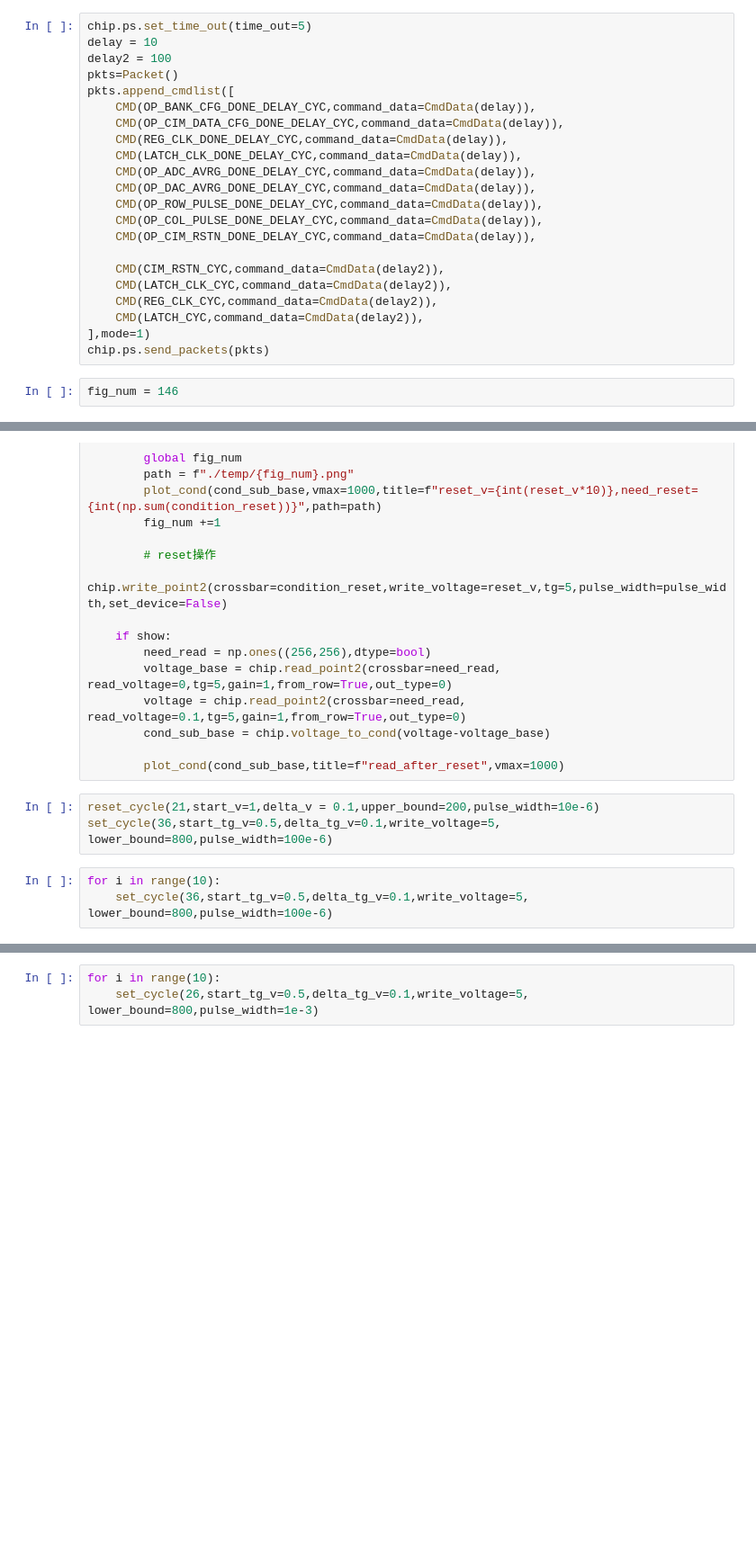
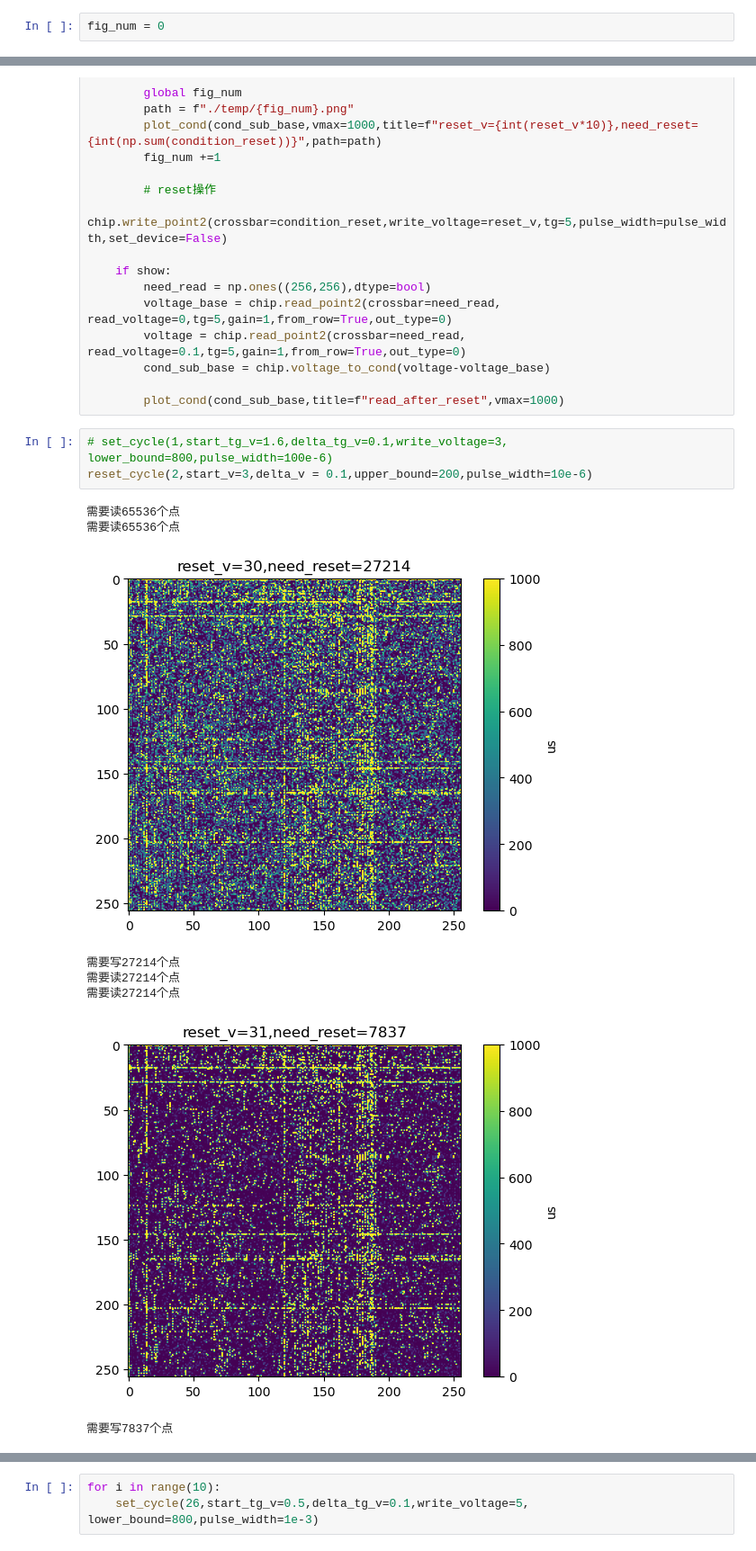
Before and after one commit to bei-meng/host_computer, a Jupyter notebook: 6set和reset阵列.ipynb, the cells around one changed output, grey strips where cells are left out. Shown at 90% size. Drawn from its saved outputs; the diff is of its cells as text; blank space fills up the shorter version.

```diff
--- a/6set和reset阵列.ipynb
+++ b/6set和reset阵列.ipynb
@@ -23,27 +22,5 @@ chip.set_device_cfg(deviceType=0)
-# %%
-chip.ps.set_time_out(time_out=5)
-delay = 10
-delay2 = 100
-pkts=Packet()
-pkts.append_cmdlist([
-    CMD(OP_BANK_CFG_DONE_DELAY_CYC,command_data=CmdData(delay)),
-    CMD(OP_CIM_DATA_CFG_DONE_DELAY_CYC,command_data=CmdData(delay)),
-    CMD(REG_CLK_DONE_DELAY_CYC,command_data=CmdData(delay)),
-    CMD(LATCH_CLK_DONE_DELAY_CYC,command_data=CmdData(delay)),
-    CMD(OP_ADC_AVRG_DONE_DELAY_CYC,command_data=CmdData(delay)),
-    CMD(OP_DAC_AVRG_DONE_DELAY_CYC,command_data=CmdData(delay)),
-    CMD(OP_ROW_PULSE_DONE_DELAY_CYC,command_data=CmdData(delay)),
-    CMD(OP_COL_PULSE_DONE_DELAY_CYC,command_data=CmdData(delay)),
-    CMD(OP_CIM_RSTN_DONE_DELAY_CYC,command_data=CmdData(delay)),
-
-    CMD(CIM_RSTN_CYC,command_data=CmdData(delay2)),
-    CMD(LATCH_CLK_CYC,command_data=CmdData(delay2)),
-    CMD(REG_CLK_CYC,command_data=CmdData(delay2)),
-    CMD(LATCH_CYC,command_data=CmdData(delay2)),
-],mode=1)
-chip.ps.send_packets(pkts)
 # %%
-fig_num = 146
+fig_num = 0
 # %%
 def set_cycle(times,start_tg_v = 1,delta_tg_v = 0.1, write_voltage = 3,lower_bound=600,pulse_width = 100e-6,show = False):
     voltage_base = np.zeros((256,256))
@@ -101,9 +78,15 @@ def reset_cycle(times,start_v = 1,delta_v = 0.1,upper_bound=200,pulse_width = 10
         cond_sub_base = chip.voltage_to_cond(voltage-voltage_base)
 
         plot_cond(cond_sub_base,title=f"read_after_reset",vmax=1000)
-# %%
-reset_cycle(21,start_v=1,delta_v = 0.1,upper_bound=200,pulse_width=10e-6)
-set_cycle(36,start_tg_v=0.5,delta_tg_v=0.1,write_voltage=5, lower_bound=800,pulse_width=100e-6)
 # %%
-for i in range(10):
-    set_cycle(36,start_tg_v=0.5,delta_tg_v=0.1,write_voltage=5, lower_bound=800,pulse_width=100e-6)
+# set_cycle(1,start_tg_v=1.6,delta_tg_v=0.1,write_voltage=3, lower_bound=800,pulse_width=100e-6)
+reset_cycle(2,start_v=3,delta_v = 0.1,upper_bound=200,pulse_width=10e-6)
+# %% [output]
+需要读65536个点
+需要读65536个点
+[figure, added]
+需要写27214个点
+需要读27214个点
+需要读27214个点
+[figure, added]
+需要写7837个点
```
Also changed, not shown: parts of 13 cells of this notebook, 11 other files.
